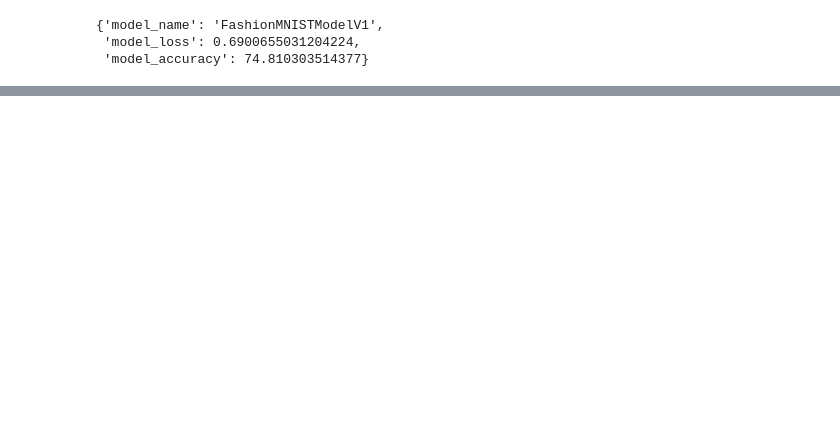
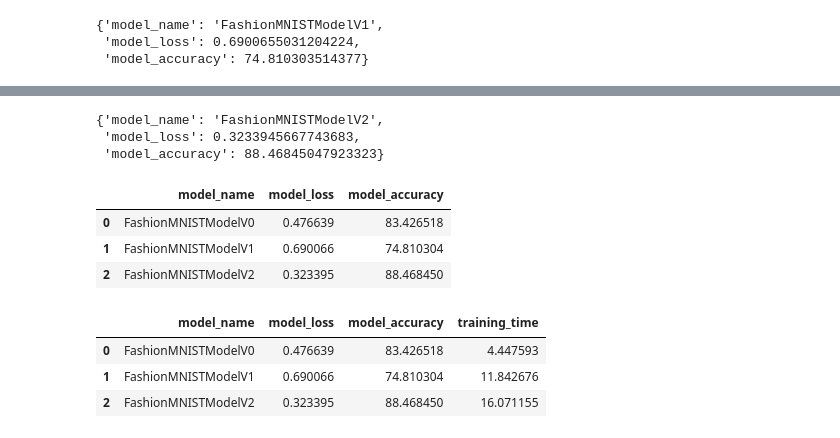
Before and after one commit to EthanGaoZhiyuan/PytorchTraining, a Jupyter notebook: 03_pytorch_computer_vision.ipynb, the cells around one changed output, grey strips where cells are left out. Saved outputs shown, nothing was run; the diff lists cells and outputs as text; code cells hidden in the pictures; blank space fills up the shorter version.

```diff
--- a/03_pytorch_computer_vision.ipynb
+++ b/03_pytorch_computer_vision.ipynb
@@ -484,0 +702,24 @@ FashionMNISTModeV2(
+# %%
+torch.manual_seed(42)
+
+# Measure time
+from timeit import default_timer as timer
+train_time_start_model_2 = timer()
+
+# Train and test model
+epochs = 3
+for epoch in range(epochs):
+    print(f"Epoch: {epoch}\n------------")
+    train_step(data_loader=train_data_loader,
+               model=model_2,
+               loss_fn=loss_fn,
+               optimizer=optimizer,
+               accuracy_fn=accuracy_fn,
+               device=device)
+    test_step(data_loader=test_data_loader,
+               model=model_2,
+               loss_fn=loss_fn,
+               accuracy_fn=accuracy_fn,
+               device=device)
+train_time_end_model_2 = timer()
+total_train_time_model_2 = print_train_time(start=train_time_start_model_2, end=train_time_end_model_2, device=device)
@@ -484,0 +743,25 @@ FashionMNISTModeV2(
+# %%
+# Get model_2 results
+model_2_results = eval_model(model=model_2, data_loader=test_data_loader, loss_fn=loss_fn, accuracy_fn=accuracy_fn, device=device)
+model_2_results
+# %% [output]
+{'model_name': 'FashionMNISTModelV2',
+ 'model_loss': 0.3233945667743683,
+ 'model_accuracy': 88.46845047923323}
+# %%
+import pandas as pd
+compare_results = pd.DataFrame([model_0_results, model_1_results, model_2_results])
+compare_results
+# %% [output]
+|  | model_name | model_loss | model_accuracy |
+| 0 | FashionMNISTModelV0 | 0.476639 | 83.426518 |
+| 1 | FashionMNISTModelV1 | 0.690066 | 74.810304 |
+| 2 | FashionMNISTModelV2 | 0.323395 | 88.468450 |
+# %%
+compare_results["training_time"] = [total_train_time_model_0, total_train_time_model_1, total_train_time_model_2]
+compare_results
+# %% [output]
+|  | model_name | model_loss | model_accuracy | training_time |
+| 0 | FashionMNISTModelV0 | 0.476639 | 83.426518 | 4.447593 |
+| 1 | FashionMNISTModelV1 | 0.690066 | 74.810304 | 11.842676 |
+| 2 | FashionMNISTModelV2 | 0.323395 | 88.468450 | 16.071155 |
```
Also changed, not shown: parts of 41 cells of this notebook, 2 other files.
